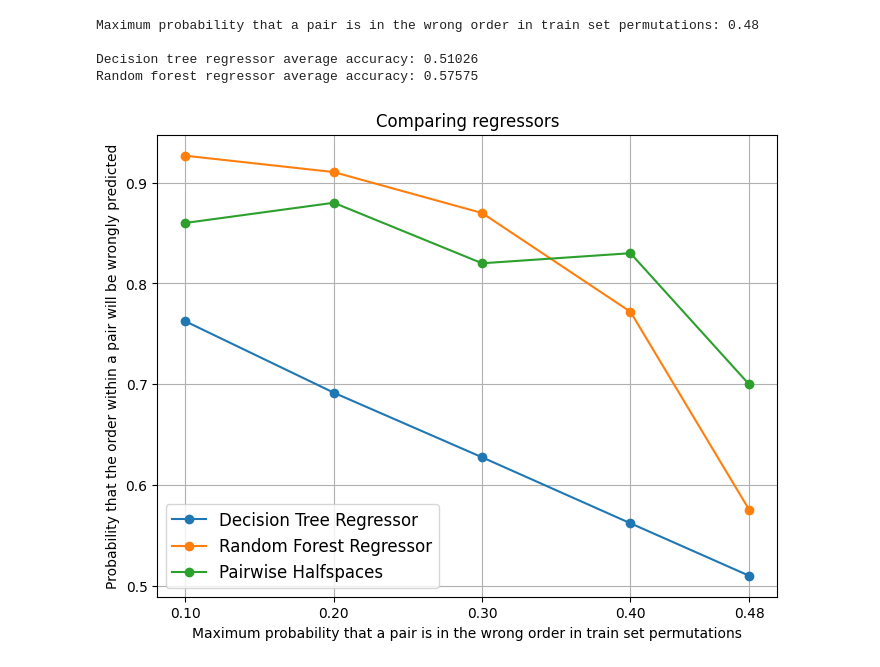
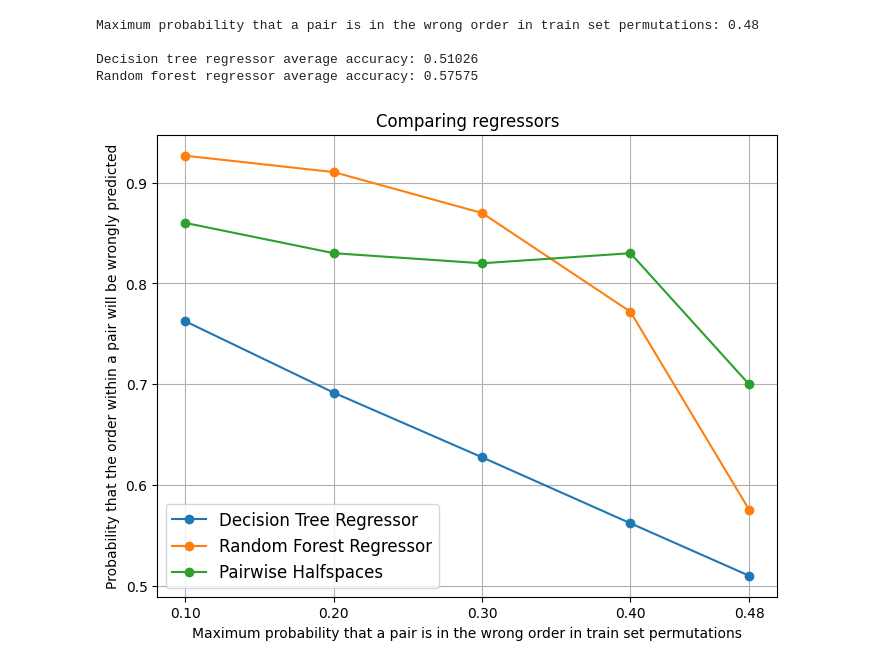
Before and after one commit to gkrinias/label_ranking, a Jupyter notebook: regressor_tests.ipynb, the cells around one changed output. Drawn from its saved outputs; the diff is of its cells as text; code cells hidden in the pictures.

Commit message:
Updated graph

```diff
--- a/regressor_tests.ipynb
+++ b/regressor_tests.ipynb
@@ -103,16 +103,16 @@ Random forest regressor average accuracy: 0.57575
 # %%
 import matplotlib.pyplot as plt
 
 plt.figure(figsize=(8, 6))
 plt.title('Comparing regressors')
 plt.plot(list(dtr_scores.keys()), list(dtr_scores.values()), '-o')
 plt.plot(list(rfr_scores.keys()), list(rfr_scores.values()), '-o')
-plt.plot(list(dtr_scores.keys()), [0.86, 0.88, 0.82, 0.83, 0.70], '-o')
+plt.plot(list(dtr_scores.keys()), [0.86, 0.83, 0.82, 0.83, 0.70], '-o')
 plt.legend(['Decision Tree Regressor', 'Random Forest Regressor', 'Pairwise Halfspaces'], fontsize=12)
 plt.xticks(list(dtr_scores.keys()))
 plt.xlabel('Maximum probability that a pair is in the wrong order in train set permutations')
 plt.ylabel('Probability that the order within a pair will be wrongly predicted')
 plt.grid()
 plt.show()
 # %% [output]
-[figure, old version]
+[figure, new version]
```
Also changed, not shown: 1 other file.
